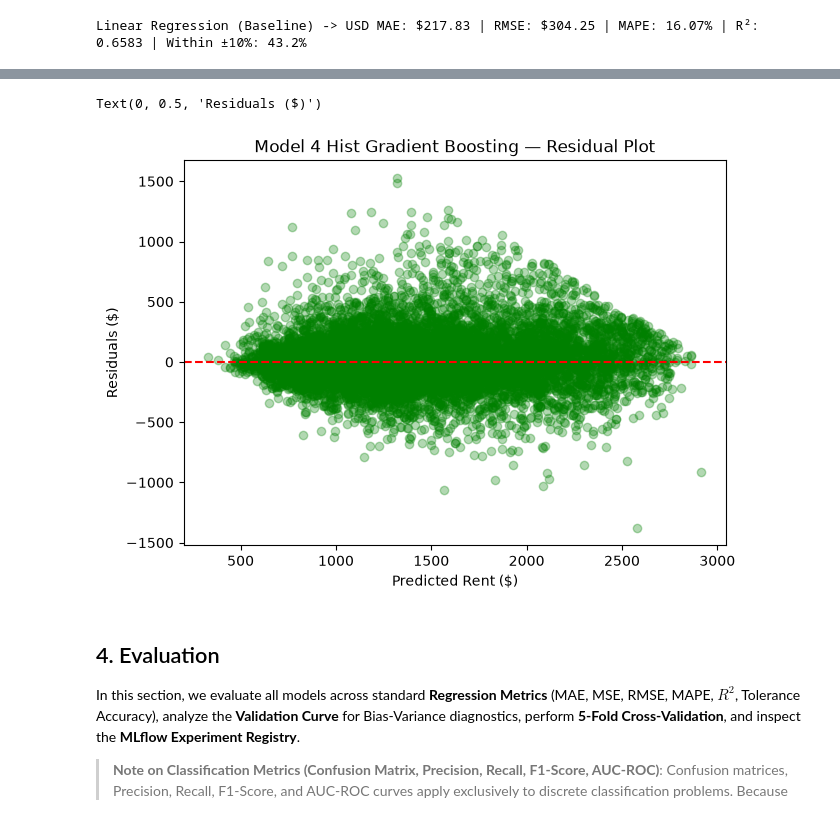
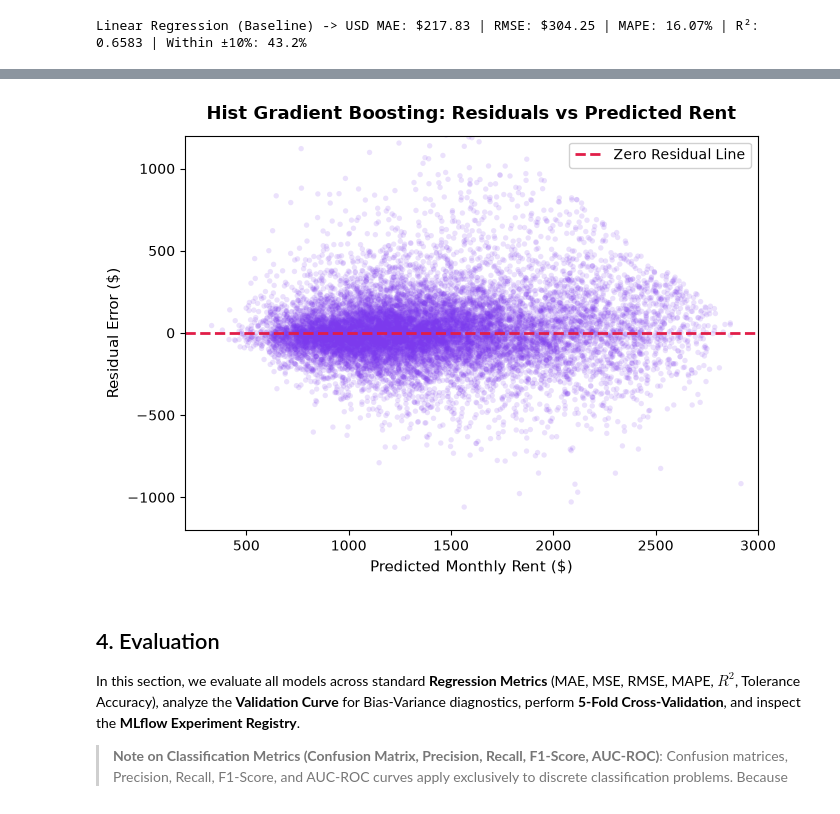
Before and after one commit to ChrisNeo-030506/RDS-Data_Science_Assignment, a Jupyter notebook: BMDS2003_Group4_notebook.ipynb, the cells around one changed output, grey strips where cells are left out. Cells and saved outputs as stored; diff of their text form; code cells hidden in the pictures.

```diff
--- a/BMDS2003_Group4_notebook.ipynb
+++ b/BMDS2003_Group4_notebook.ipynb
@@ -664,13 +1007,19 @@ hres = y_test_orig.values - np.expm1(hgb.predict(X_test_scaled))
 # %%
+# Model 4 — Residual Plot
 plt.figure(figsize=(7, 5))
-plt.scatter(np.expm1(hgb.predict(X_test_scaled)), hres, alpha=0.3, color="green")
-plt.axhline(0, color="red", linestyle="--")
-plt.title("Model 4 Hist Gradient Boosting — Residual Plot")
-plt.xlabel("Predicted Rent ($)")
-plt.ylabel("Residuals ($)")
+plt.scatter(np.expm1(hgb.predict(X_test_scaled)), hres, alpha=0.15, color='#7c3aed', s=15, edgecolors='none')
+plt.axhline(0, color='#e11d48', linestyle='--', linewidth=2, label='Zero Residual Line')
+plt.title('Hist Gradient Boosting: Residuals vs Predicted Rent', fontsize=13, fontweight='bold', pad=12)
+plt.xlabel('Predicted Monthly Rent ($)', fontsize=11)
+plt.ylabel('Residual Error ($)', fontsize=11)
+plt.xlim(200, 3000)
+plt.ylim(-1200, 1200)
+plt.legend(frameon=True, facecolor='white', framealpha=0.9)
+plt.tight_layout()
+plt.savefig('model_graphs/m4_residual_plot.png', dpi=150)
+plt.show()
 # %% [output]
-Text(0, 0.5, 'Residuals ($)')
-[figure, old version]
+[figure, new version]
 # %% [markdown]
 ## 4. Evaluation
 
```
Also changed, not shown: parts of 32 cells of this notebook, 30 other files.
